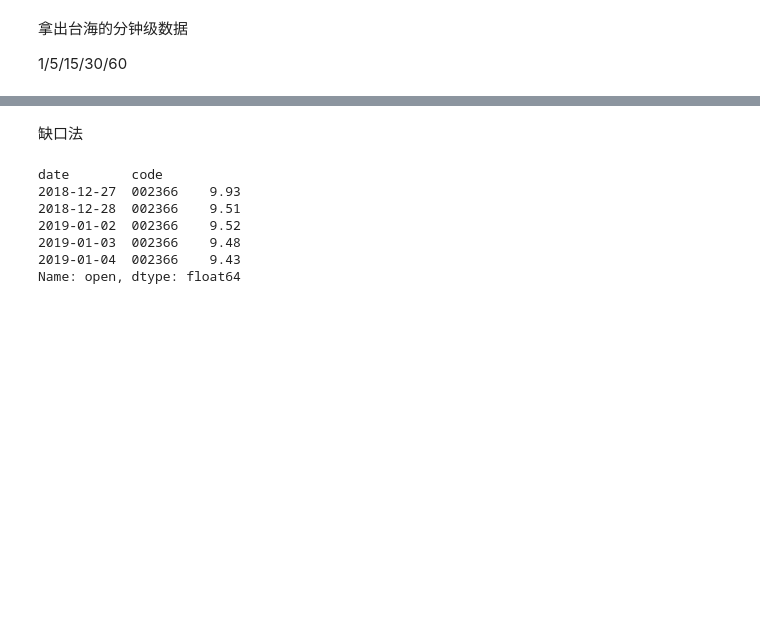
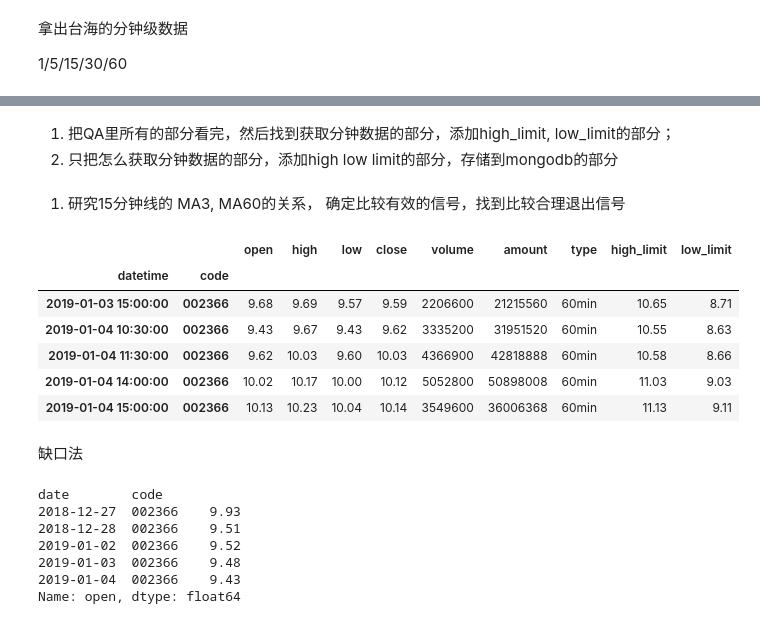
Before and after one commit to dxcv/strategy_research, a Jupyter notebook: holding/taihai.ipynb, the cells around one changed output, grey strips where cells are left out. Drawn from its saved outputs; the diff is of its cells as text; code cells hidden in the pictures; blank space fills up the shorter version.

```diff
--- a/holding/taihai.ipynb
+++ b/holding/taihai.ipynb
@@ -53,0 +70,15 @@ writer.save()
+# %%
+data_1min = pd.read_excel('data/data_min.xlsx', '1min', dtype={'code':'str'})
+data_1min = data_1min.set_index(['datetime', 'code'])
+
+data_5min = pd.read_excel('data/data_min.xlsx', '5min', dtype={'code':'str'})
+data_5min = data_5min.set_index(['datetime', 'code'])
+
+data_15min = pd.read_excel('data/data_min.xlsx', '15min', dtype={'code':'str'})
+data_15min = data_15min.set_index(['datetime', 'code'])
+
+data_30min = pd.read_excel('data/data_min.xlsx', '30min', dtype={'code':'str'})
+data_30min = data_30min.set_index(['datetime', 'code'])
+
+data_60min = pd.read_excel('data/data_min.xlsx', '60min', dtype={'code':'str'})
+data_60min = data_60min.set_index(['datetime', 'code'])
@@ -54,3 +100,18 @@ writer.save()
+# %% [markdown]
+1. 把QA里所有的部分看完，然后找到获取分钟数据的部分，添加high_limit, low_limit的部分；
+2. 只把怎么获取分钟数据的部分，添加high low limit的部分，存储到mongodb的部分
+# %% [markdown]
+1. 研究15分钟线的 MA3, MA60的关系， 确定比较有效的信号，找到比较合理退出信号
+# %%
+data_60min.tail()
+# %% [output]
+|  |  | open | high | low | close | volume | amount | type | high_limit | low_limit |
+| datetime | code |  |  |  |  |  |  |  |  |  |
+| 2019-01-03 15:00:00 | 002366 | 9.68 | 9.69 | 9.57 | 9.59 | 2206600 | 21215560 | 60min | 10.65 | 8.71 |
+| 2019-01-04 10:30:00 | 002366 | 9.43 | 9.67 | 9.43 | 9.62 | 3335200 | 31951520 | 60min | 10.55 | 8.63 |
+| 2019-01-04 11:30:00 | 002366 | 9.62 | 10.03 | 9.60 | 10.03 | 4366900 | 42818888 | 60min | 10.58 | 8.66 |
+| 2019-01-04 14:00:00 | 002366 | 10.02 | 10.17 | 10.00 | 10.12 | 5052800 | 50898008 | 60min | 11.03 | 9.03 |
+| 2019-01-04 15:00:00 | 002366 | 10.13 | 10.23 | 10.04 | 10.14 | 3549600 | 36006368 | 60min | 11.13 | 9.11 |
 # %% [markdown]
 缺口法
 # %%
```
Also changed, not shown: parts of 7 cells of this notebook, 2 other files.
